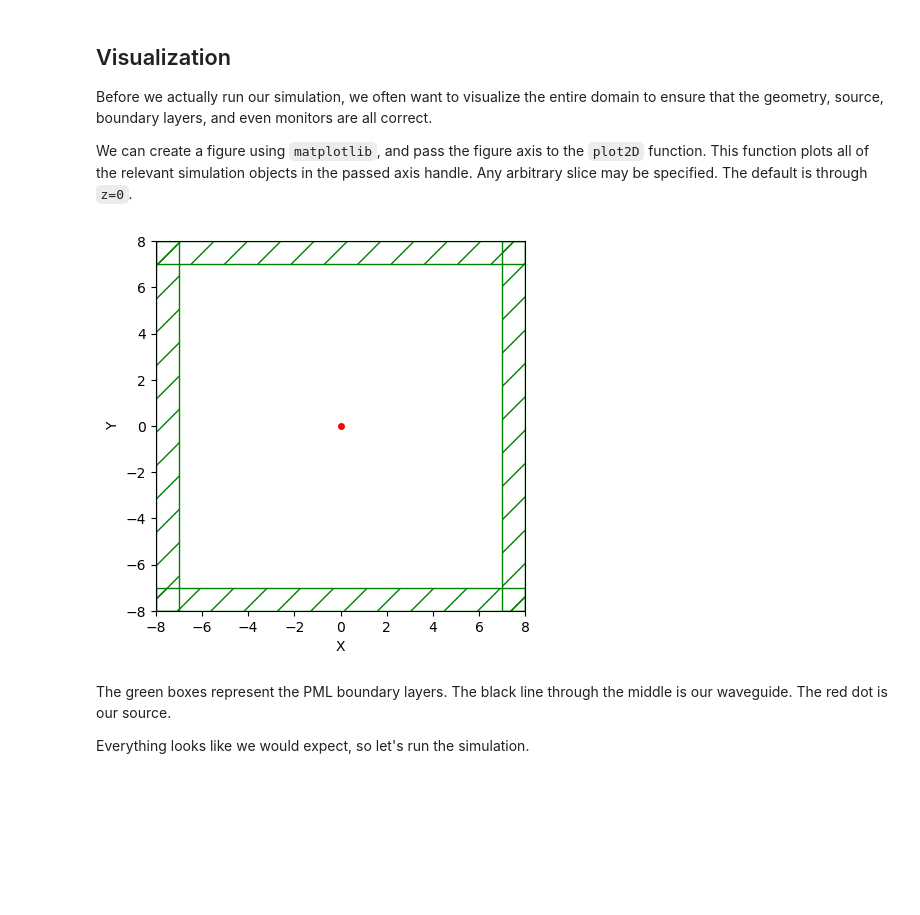
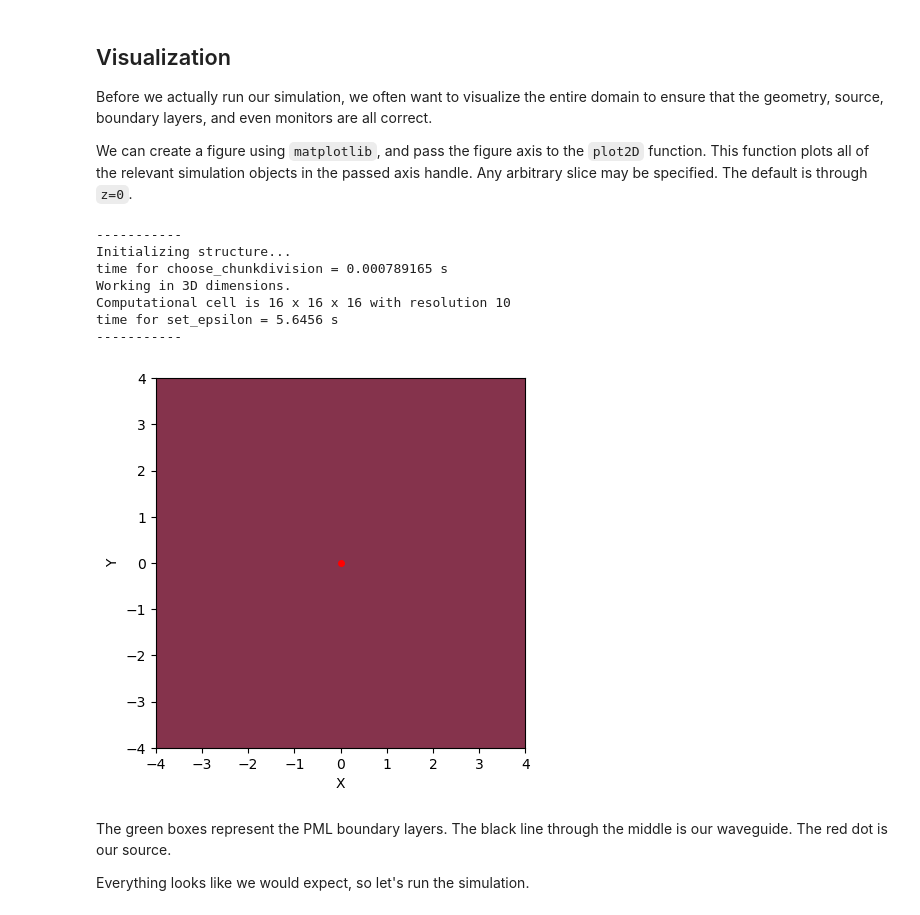
Before and after one commit to ZhigangPu/meep, a Jupyter notebook: python/MyExamples/GaussianPulseInAir3D/gaussianPulseInAir3D.ipynb, the cells around one changed output. Saved outputs shown, nothing was run; the diff lists cells and outputs as text; code cells hidden in the pictures; blank space fills up the shorter version.

```diff
--- a/python/MyExamples/GaussianPulseInAir3D/gaussianPulseInAir3D.ipynb
+++ b/python/MyExamples/GaussianPulseInAir3D/gaussianPulseInAir3D.ipynb
@@ -79,12 +79,21 @@ We can create a figure using `matplotlib`, and pass the figure axis to the `plot
 # %%
 from matplotlib import pyplot as plt
 
+vol = mp.Volume(mp.Vector3(0.0,0.0,0.0), mp.Vector3(8.0,8.0,0.0))
+
 %matplotlib inline
 plt.figure(dpi=100)
-sim.plot2D()
+sim.plot2D(fields=mp.Ez, output_plane=vol)
 plt.show()
 # %% [output]
+-----------
+Initializing structure...
+time for choose_chunkdivision = 0.000789165 s
+Working in 3D dimensions.
+Computational cell is 16 x 16 x 16 with resolution 10
+time for set_epsilon = 5.6456 s
+-----------
-[figure, old version]
+[figure, new version]
 # %% [markdown]
 The green boxes represent the PML boundary layers. The black line through the middle is our waveguide. The red dot is our source.
 
```
Also changed, not shown: parts of 6 cells of this notebook, 3 other files.
